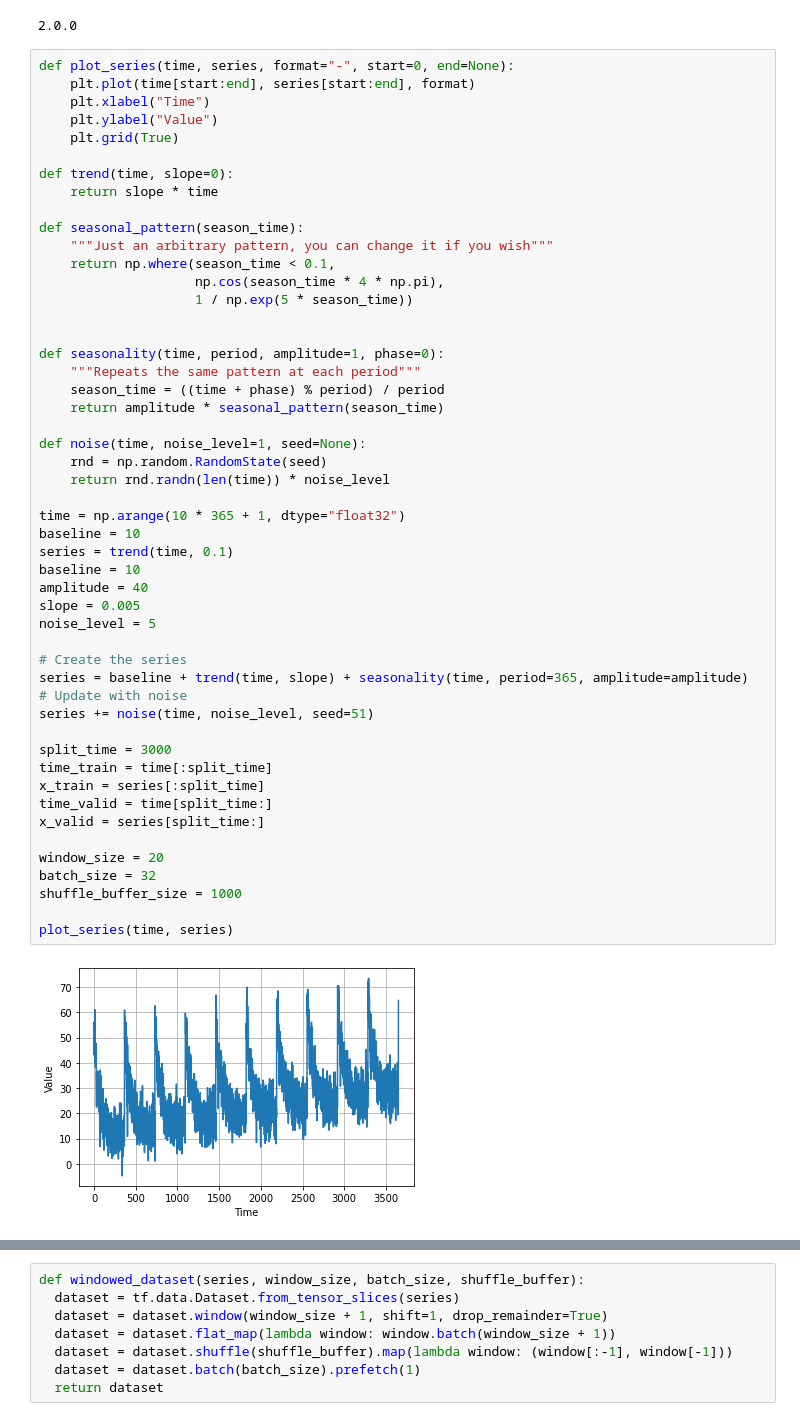
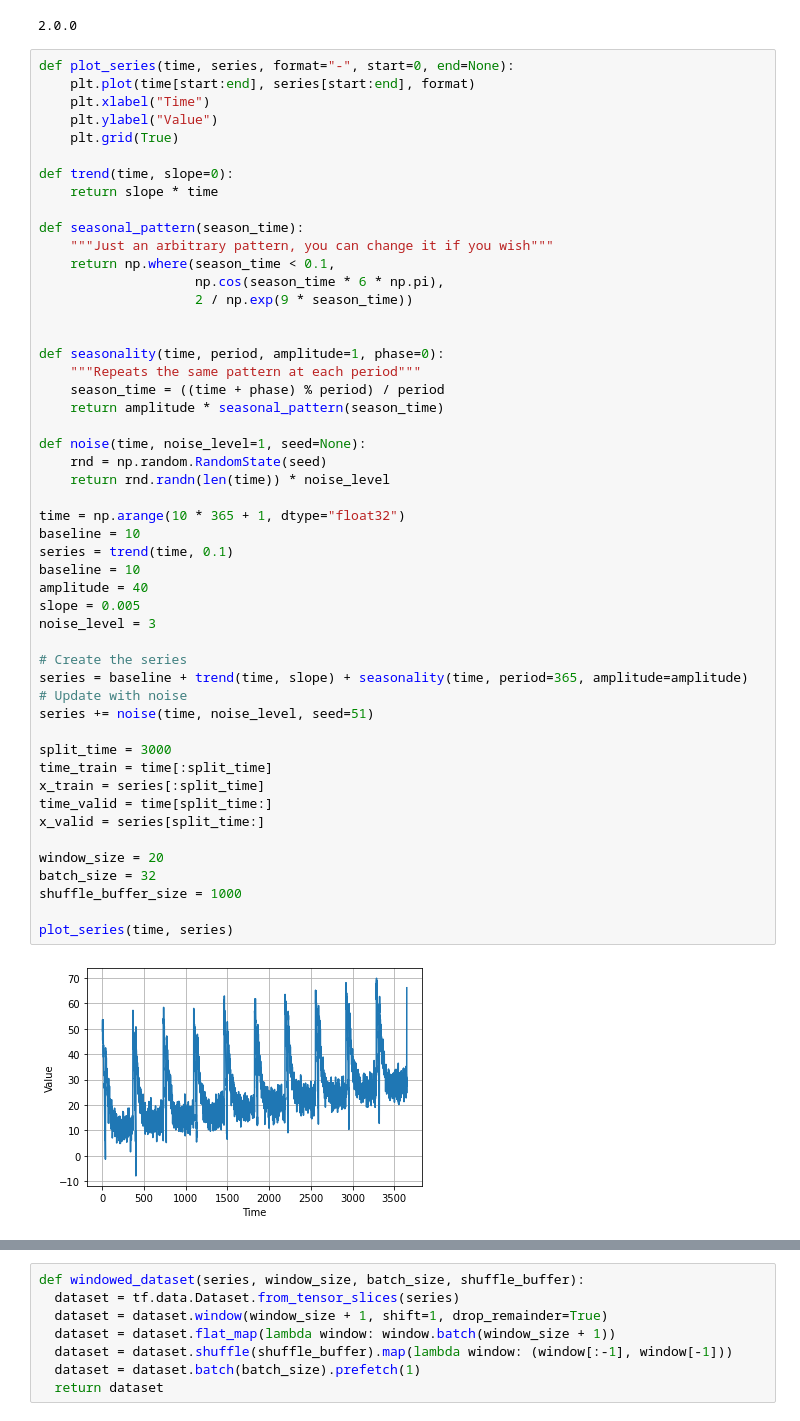
Before and after one commit to forevernite08/Sequences-Time-Series-and-Prediction, a Jupyter notebook: week2/S+P_Week_2_Exercise_Question_solved.ipynb, the cells around one changed output, grey strips where cells are left out. Saved outputs shown, nothing was run; the diff lists cells and outputs as text.

```diff
--- a/week2/S+P_Week_2_Exercise_Question_solved.ipynb
+++ b/week2/S+P_Week_2_Exercise_Question_solved.ipynb
@@ -36,8 +36,8 @@ def trend(time, slope=0):
 def seasonal_pattern(season_time):
     """Just an arbitrary pattern, you can change it if you wish"""
     return np.where(season_time < 0.1,
-                    np.cos(season_time * 4 * np.pi),
-                    1 / np.exp(5 * season_time))
+                    np.cos(season_time * 6 * np.pi),
+                    2 / np.exp(9 * season_time))
 
 
 def seasonality(time, period, amplitude=1, phase=0):
@@ -46,35 +46,35 @@ def seasonality(time, period, amplitude=1, phase=0):
     return amplitude * seasonal_pattern(season_time)
 
 def noise(time, noise_level=1, seed=None):
     rnd = np.random.RandomState(seed)
     return rnd.randn(len(time)) * noise_level
 
 time = np.arange(10 * 365 + 1, dtype="float32")
 baseline = 10
 series = trend(time, 0.1)
 baseline = 10
 amplitude = 40
 slope = 0.005
-noise_level = 5
+noise_level = 3
 
 # Create the series
 series = baseline + trend(time, slope) + seasonality(time, period=365, amplitude=amplitude)
 # Update with noise
 series += noise(time, noise_level, seed=51)
 
 split_time = 3000
 time_train = time[:split_time]
 x_train = series[:split_time]
 time_valid = time[split_time:]
 x_valid = series[split_time:]
 
 window_size = 20
 batch_size = 32
 shuffle_buffer_size = 1000
 
 plot_series(time, series)
 # %% [output]
-[figure, old version]
+[figure, new version]
 # %% [markdown]
 Desired output -- a chart that looks like this:
 
```
Also changed, not shown: parts of 3 cells of this notebook, 1 other file.
